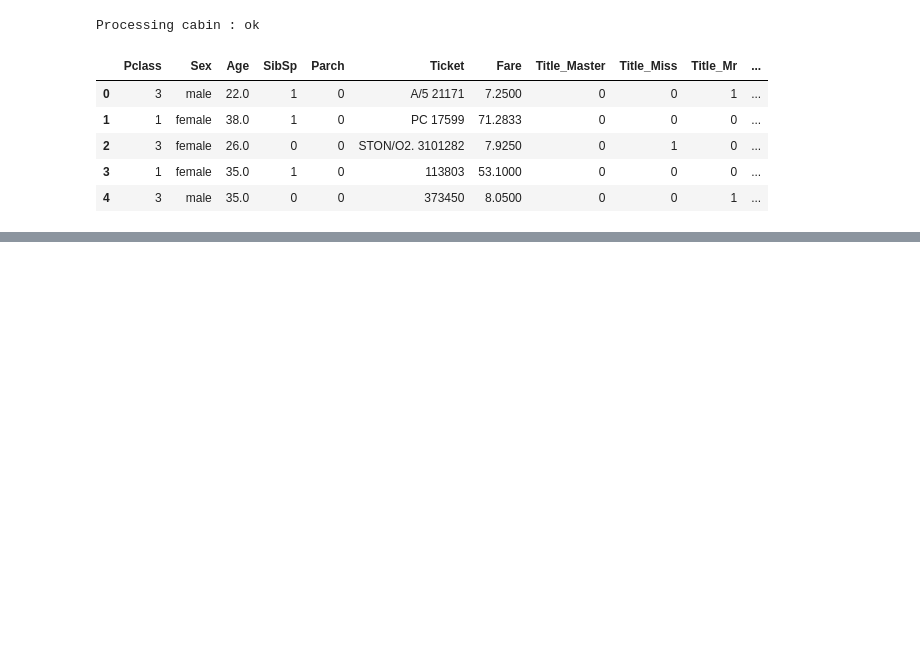
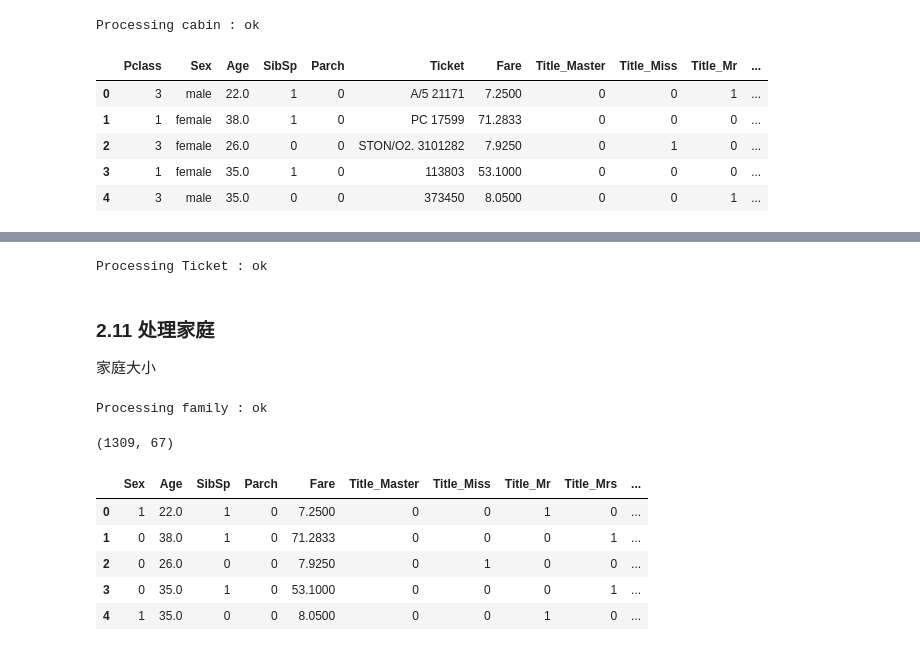
Before and after one commit to yanqiangmiffy/exploratory-data-analysis, a Jupyter notebook: EDA04-How-to-score-0.8134-in-Titanic-Kaggle-Challenge.ipynb, the cells around one changed output, grey strips where cells are left out. Drawn from its saved outputs; the diff is of its cells as text; code cells hidden in the pictures; blank space fills up the shorter version.

```diff
--- a/EDA04-How-to-score-0.8134-in-Titanic-Kaggle-Challenge.ipynb
+++ b/EDA04-How-to-score-0.8134-in-Titanic-Kaggle-Challenge.ipynb
@@ -474,0 +529,64 @@ combined.head()
+# %%
+def process_ticket():
+
+    global combined
+
+    # a function that extracts each prefix of the ticket, returns 'XXX' if no prefix (i.e the ticket is a digit)
+    def cleanTicket(ticket):
+        ticket = ticket.replace('.','')
+        ticket = ticket.replace('/','')
+        ticket = ticket.split()
+        ticket = map(lambda t : t.strip(), ticket)
+        ticket = list(filter(lambda t : not t.isdigit(), ticket))
+        if len(ticket) > 0:
+            return ticket[0]
+        else:
+            return 'XXX'
+
+
+    # Extracting dummy variables from tickets:
+
+    combined['Ticket'] = combined['Ticket'].map(cleanTicket)
+    tickets_dummies = pd.get_dummies(combined['Ticket'], prefix='Ticket')
+    combined = pd.concat([combined, tickets_dummies], axis=1)
+    combined.drop('Ticket', inplace=True, axis=1)
+
+    status('Ticket')
+    return combined
+combined = process_ticket()
+# %% [output]
+Processing Ticket : ok
+# %% [markdown]
+### 2.11 处理家庭
+
+家庭大小
+# %%
+def process_family():
+
+    global combined
+    # introducing a new feature : the size of families (including the passenger)
+    combined['FamilySize'] = combined['Parch'] + combined['SibSp'] + 1
+
+    # introducing other features based on the family size
+    combined['Singleton'] = combined['FamilySize'].map(lambda s: 1 if s == 1 else 0)
+    combined['SmallFamily'] = combined['FamilySize'].map(lambda s: 1 if 2 <= s <= 4 else 0)
+    combined['LargeFamily'] = combined['FamilySize'].map(lambda s: 1 if 5 <= s else 0)
+
+    status('family')
+    return combined
+combined = process_family()
+# %% [output]
+Processing family : ok
+# %%
+combined.shape
+# %% [output]
+(1309, 67)
+# %%
+combined.head()
+# %% [output]
+|  | Sex | Age | SibSp | Parch | Fare | Title_Master | Title_Miss | Title_Mr | Title_Mrs | ... |
+| 0 | 1 | 22.0 | 1 | 0 | 7.2500 | 0 | 0 | 1 | 0 | ... |
+| 1 | 0 | 38.0 | 1 | 0 | 71.2833 | 0 | 0 | 0 | 1 | ... |
+| 2 | 0 | 26.0 | 0 | 0 | 7.9250 | 0 | 1 | 0 | 0 | ... |
+| 3 | 0 | 35.0 | 1 | 0 | 53.1000 | 0 | 0 | 0 | 1 | ... |
+| 4 | 1 | 35.0 | 0 | 0 | 8.0500 | 0 | 0 | 1 | 0 | ... |
```
Also changed, not shown: parts of 25 cells of this notebook, 1 other file.
